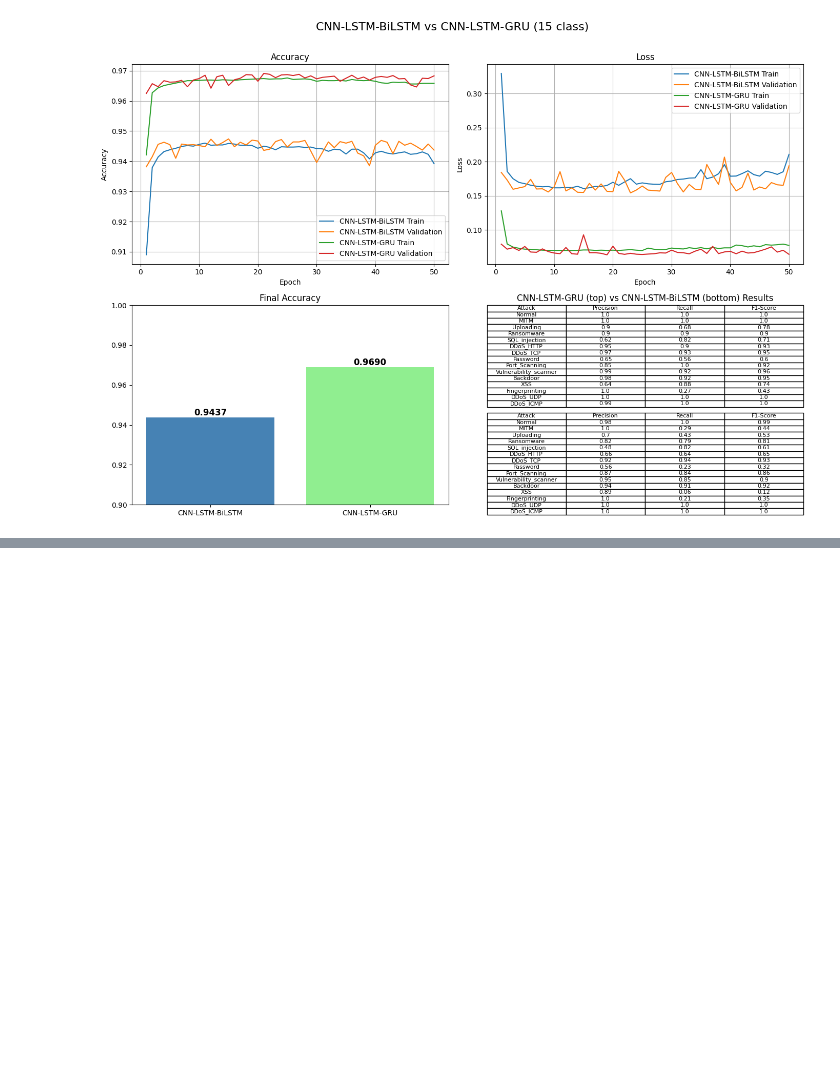
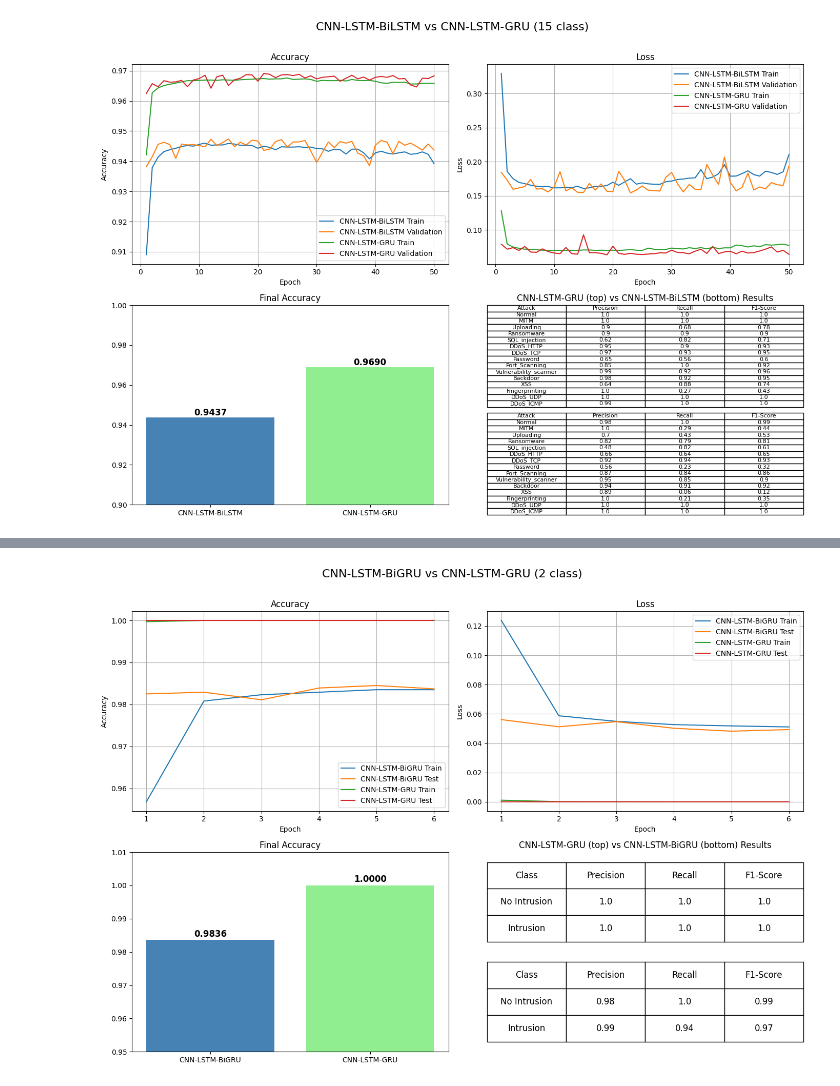
Before and after one commit to aadityataleppady/FII_NX1-NARC_Aaditya-Taleppady, a Jupyter notebook: Compare-Model-Results.ipynb, the cells around one changed output, grey strips where cells are left out. Cells and saved outputs as stored; diff of their text form; code cells hidden in the pictures; blank space fills up the shorter version.

Commit message:
explain results and run BiGRU for 2 class

```diff
--- a/Compare-Model-Results.ipynb
+++ b/Compare-Model-Results.ipynb
@@ -530,0 +554,96 @@ plt.show()
+# %%
+# 2 Class CNN-LSTM-BiGRU vs CNN-LSTM-GRU Comparison:
+
+import matplotlib.pyplot as plt
+import numpy as np
+import pandas as pd
+
+# CNN-LSTM-BiGRU
+cnn_lstm_bigru_epochs = np.arange(1, 7)
+cnn_lstm_bigru_train_acc = [0.9568, 0.9808, 0.9823, 0.9829, 0.9835, 0.9835]
+cnn_lstm_bigru_test_acc = [0.9825, 0.9829, 0.9811, 0.9839, 0.9845, 0.9837]
+cnn_lstm_bigru_train_loss = [0.1238, 0.0587, 0.0549, 0.0527, 0.0518, 0.0511]
+cnn_lstm_bigru_test_loss = [0.0561, 0.0512, 0.0547, 0.0502, 0.0482, 0.0493]
+cnn_lstm_bigru_final_test_acc = 0.9836
+cnn_lstm_bigru_final_test_loss = 0.0498
+
+# CNN-LSTM-GRU
+cnn_lstm_gru_epochs = np.arange(1, 7)
+cnn_lstm_gru_train_acc = [0.9997, 1.0000, 1.0000, 1.0000, 1.0000, 1.0000]
+cnn_lstm_gru_test_acc = [1.0000, 1.0000, 1.0000, 1.0000, 1.0000, 1.0000]
+cnn_lstm_gru_train_loss = [0.0011, 0.0001306, 0.000081947, 2.1156e-10, 1.4664e-11, 7.5520e-11]
+cnn_lstm_gru_test_loss = [6.0838e-07, 4.6583e-11, 1.1399e-15, 4.3320e-19, 7.3978e-20, 7.3541e-21]
+cnn_lstm_gru_final_test_acc = 1.0000
+cnn_lstm_gru_final_test_loss = 0.0000
+
+
+fig, axs = plt.subplots(2, 2, figsize=(14, 10))
+fig.suptitle("CNN-LSTM-BiGRU vs CNN-LSTM-GRU (2 class)", fontsize=16)
+
+# accuracy
+axs[0, 0].plot(cnn_lstm_bigru_epochs, cnn_lstm_bigru_train_acc, label='CNN-LSTM-BiGRU Train')
+axs[0, 0].plot(cnn_lstm_bigru_epochs, cnn_lstm_bigru_test_acc, label='CNN-LSTM-BiGRU Test')
+axs[0, 0].plot(cnn_lstm_gru_epochs, cnn_lstm_gru_train_acc, label='CNN-LSTM-GRU Train')
+axs[0, 0].plot(cnn_lstm_gru_epochs, cnn_lstm_gru_test_acc, label='CNN-LSTM-GRU Test')
+axs[0, 0].set_title("Accuracy")
+axs[0, 0].set_xlabel("Epoch")
+axs[0, 0].set_ylabel("Accuracy")
+axs[0, 0].legend()
+axs[0, 0].grid(True)
+
+# loss
+axs[0, 1].plot(cnn_lstm_bigru_epochs, cnn_lstm_bigru_train_loss, label='CNN-LSTM-BiGRU Train')
+axs[0, 1].plot(cnn_lstm_bigru_epochs, cnn_lstm_bigru_test_loss, label='CNN-LSTM-BiGRU Test')
+axs[0, 1].plot(cnn_lstm_gru_epochs, cnn_lstm_gru_train_loss, label='CNN-LSTM-GRU Train')
+axs[0, 1].plot(cnn_lstm_gru_epochs, cnn_lstm_gru_test_loss, label='CNN-LSTM-GRU Test')
+axs[0, 1].set_title("Loss")
+axs[0, 1].set_xlabel("Epoch")
+axs[0, 1].set_ylabel("Loss")
+axs[0, 1].legend()
+axs[0, 1].grid(True)
+
+# accuracy tables
+models = ['CNN-LSTM-BiGRU', 'CNN-LSTM-GRU']
+test_accs = [cnn_lstm_bigru_final_test_acc, cnn_lstm_gru_final_test_acc]
+axs[1, 0].bar(models, test_accs, color=['steelblue', 'lightgreen'])
+axs[1, 0].set_title("Final Accuracy")
+axs[1, 0].set_ylim([0.95, 1.01])
+for i, acc in enumerate(test_accs):
+    axs[1, 0].text(i, acc + 0.001, f"{acc:.4f}", ha='center', fontsize=12, fontweight='bold')
+
+
+# tables
+results_cnn_lstm_gru = pd.DataFrame({
+    "Class": ["No Intrusion", "Intrusion"],
+    "Precision": [1.00, 1.00],
+    "Recall": [1.00, 1.00],
+    "F1-Score": [1.00, 1.00]
+})
+
+results_cnn_lstm_bigru = pd.DataFrame({
+    "Class": ["No Intrusion", "Intrusion"],
+    "Precision": [0.98, 0.99],
+    "Recall": [1.00, 0.94],
+    "F1-Score": [0.99, 0.97]
+})
+
+# CNN-LSTM-GRU table
+axs[1, 1].axis('off')
+table_cnn_lstm_gru = axs[1, 1].table(cellText=results_cnn_lstm_gru.values, colLabels=results_cnn_lstm_gru.columns, loc='center', cellLoc='center', bbox=[0, 0.55, 1, 0.4])
+table_cnn_lstm_gru.auto_set_font_size(False)
+table_cnn_lstm_gru.set_fontsize(12)
+table_cnn_lstm_gru.scale(1.2, 1.2)
+
+# CNN-LSTM-BiGRU table
+table_cnn_lstm_bigru = axs[1, 1].table(cellText=results_cnn_lstm_bigru.values, colLabels=results_cnn_lstm_bigru.columns, loc='center', cellLoc='center', bbox=[0, 0.05, 1, 0.4])
+table_cnn_lstm_bigru.auto_set_font_size(False)
+table_cnn_lstm_bigru.set_fontsize(12)
+table_cnn_lstm_bigru.scale(1.2, 1.2)
+axs[1, 1].set_title("CNN-LSTM-GRU (top) vs CNN-LSTM-BiGRU (bottom) Results")
+
+
+
+plt.tight_layout(rect=[0, 0, 1, 0.97])
+plt.show()
+# %% [output]
+[figure, added]
```
Also changed, not shown: parts of 9 cells of this notebook, 4 other files.
